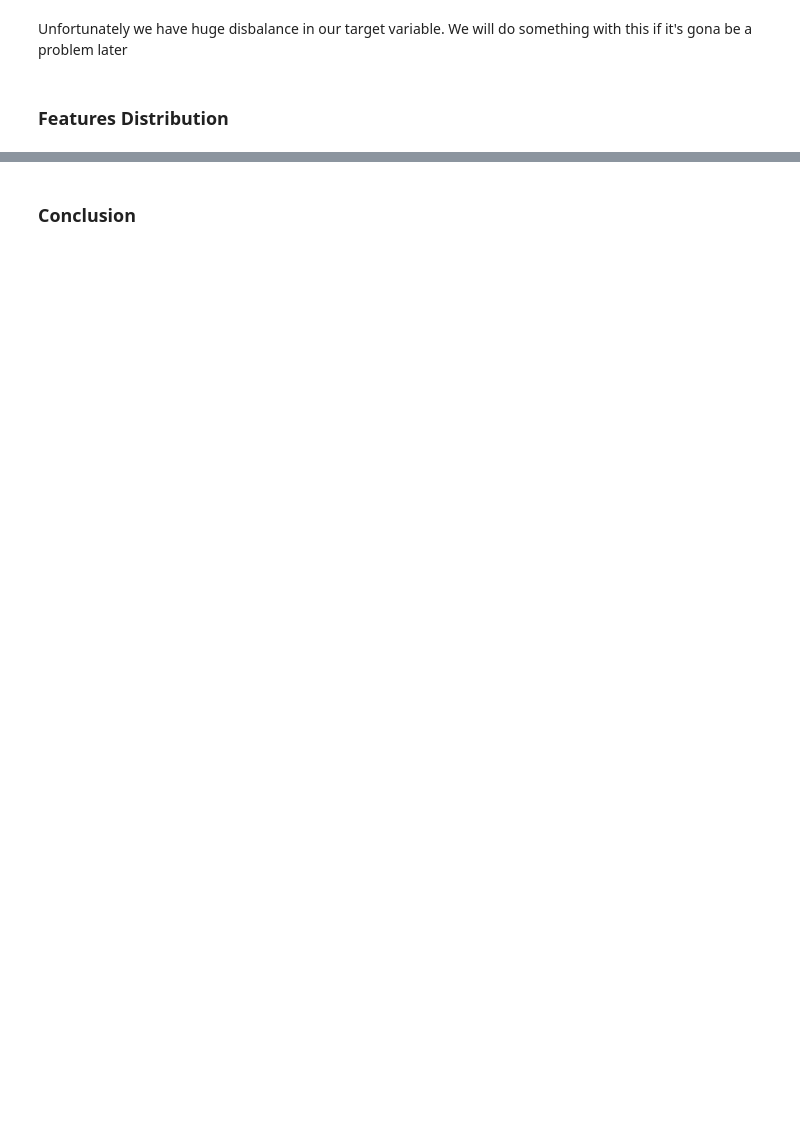
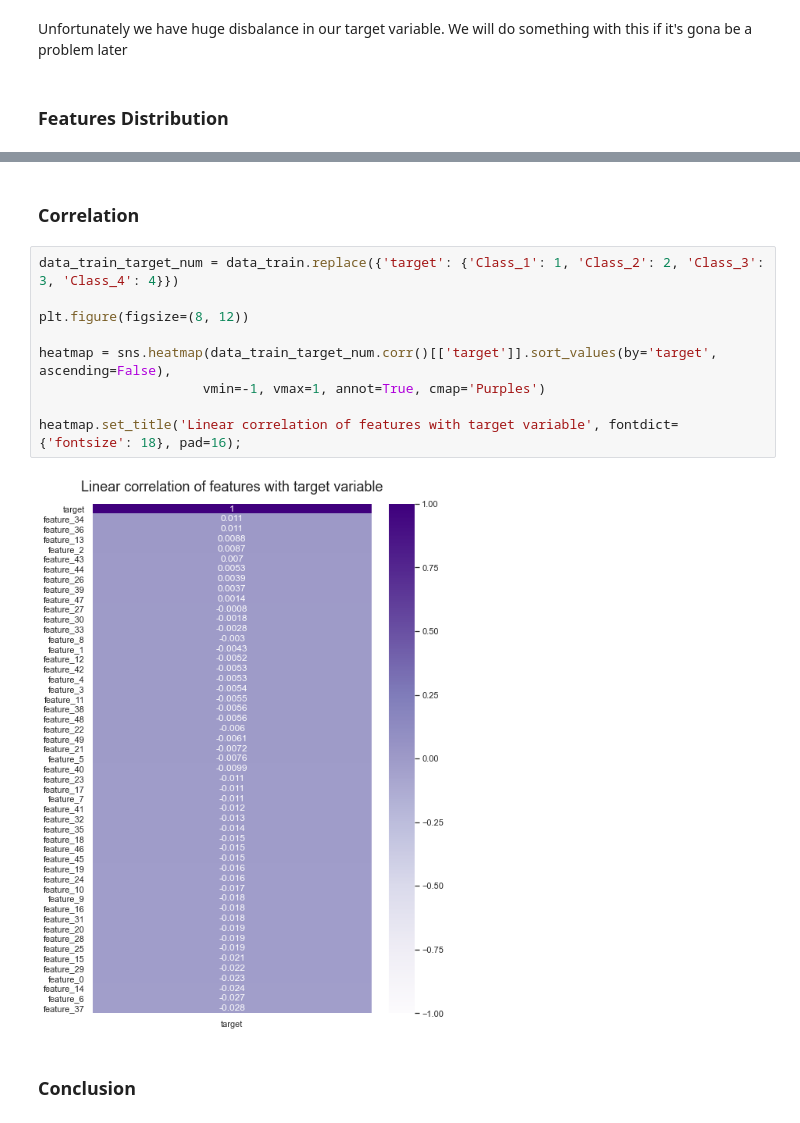
Before and after one commit to DJcarlo23/Data-Science, a Jupyter notebook: ML/Classification/Tabular Playground Series - May 2021/TP-May.ipynb, the cells around one changed output, grey strips where cells are left out. Saved outputs shown, nothing was run; the diff lists cells and outputs as text; blank space fills up the shorter version.

```diff
--- a/ML/Classification/Tabular Playground Series - May 2021/TP-May.ipynb
+++ b/ML/Classification/Tabular Playground Series - May 2021/TP-May.ipynb
@@ -133,2 +180,15 @@ fig.update_annotations(font_size=12)
+# %% [markdown]
+<h3>Correlation</h3>
+# %%
+data_train_target_num = data_train.replace({'target': {'Class_1': 1, 'Class_2': 2, 'Class_3': 3, 'Class_4': 4}})
+
+plt.figure(figsize=(8, 12))
+
+heatmap = sns.heatmap(data_train_target_num.corr()[['target']].sort_values(by='target', ascending=False),
+                     vmin=-1, vmax=1, annot=True, cmap='Purples')
+
+heatmap.set_title('Linear correlation of features with target variable', fontdict={'fontsize': 18}, pad=16);
+# %% [output]
+[figure, added]
 # %% [markdown]
 <h3>Conclusion</h3>
```
Also changed, not shown: parts of 10 cells of this notebook.
